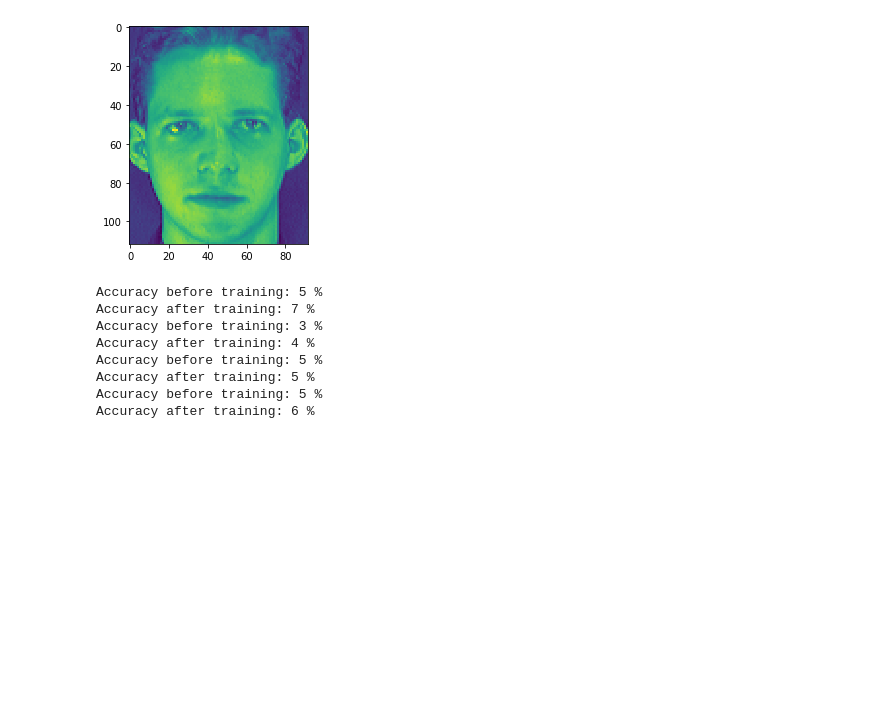
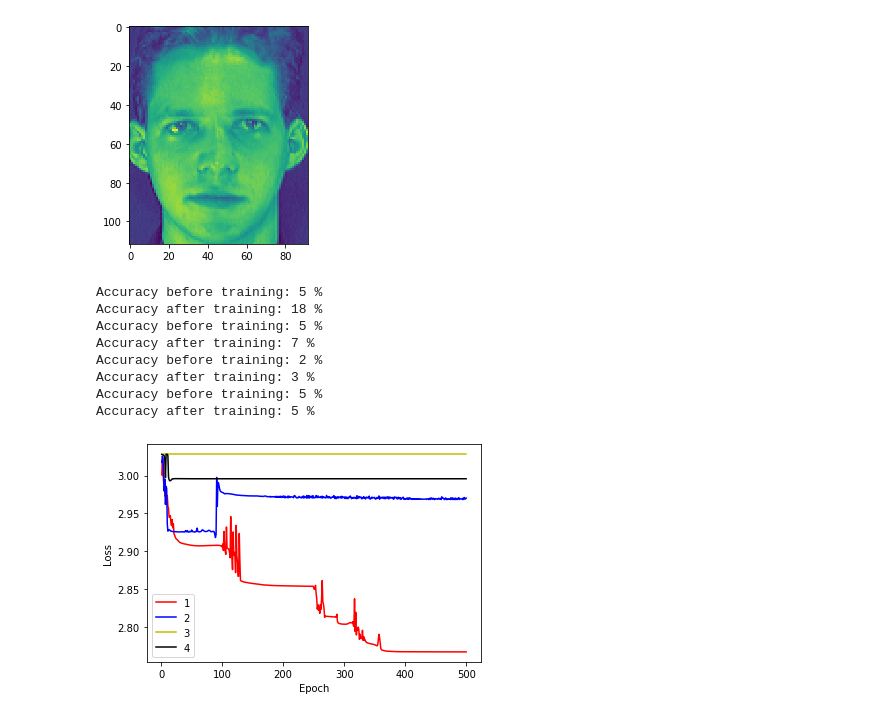
Before and after one commit to Kn0rk/colab_test, a Jupyter notebook: DeepLearningCV_Ex3.ipynb, the cells around one changed output. Saved outputs shown, nothing was run; the diff lists cells and outputs as text; code cells hidden in the pictures; blank space fills up the shorter version.

```diff
--- a/DeepLearningCV_Ex3.ipynb
+++ b/DeepLearningCV_Ex3.ipynb
@@ -41,7 +41,7 @@ class TwoLayerNet(torch.nn.Module):
         x = F.relu(self.linear1(x))
         x = F.relu(self.linear2(x))
         x = F.softmax(self.out(x),dim=1)
-        return x.squeeze()
+        return x
 
 class MySGD(torch.optim.Optimizer):
 
@@ -75,9 +75,6 @@ class MySGD(torch.optim.Optimizer):
                 if p.grad is None:
                     continue
                 dw = p.grad.data
-                p.data.add_(-lr,dw)
-
-
                 if norm == 'L2':
                     dw.add_(a,p.data)
                 elif norm == 'L1':
@@ -91,8 +88,10 @@ class MySGD(torch.optim.Optimizer):
                         param_state['velocity'] = torch.clone(dw).detach()
 
                     vel = param_state['velocity']
-                    vel.mul_(momentum).add_(-lr,dw)
-                    p.data.add_(vel)
+                    vel.mul_(momentum).add_(1 - 0.1, dw)
+
+                    dw.add_(momentum, vel)
+                    p.data.add_(-lr,dw)
                 else:
                     # SGD or batched SGD
                     # add_(self,alpha,other) => self += alpha*other
@@ -118,53 +117,66 @@ def runRegression(optimizer,x,y,test_x,test_y):
         correct += (predicted == test_y).sum().item()
         print('Accuracy before training: %d %%' % (
             100 * correct / total))
+    batchSize=100
+    for epoch in range(500):
+        for i in range(0,x.shape[0],batchSize):
+            # Makes predictions
+            x_sample=x[i:i+batchSize]
+            y_pred = model(x_sample).squeeze()
+            # Computes loss
+            y_sample=y[i:i+batchSize]
+            loss = loss_fn(y_pred,y_sample)
+            optimizer.zero_grad()
+            # Computes gradients
+            loss.backward()
+            # Updates parameters and zeroes gradients
+            optimizer.step()
 
-    for epoch in range(25):
-        # Makes predictions
-        y_pred = model(x).squeeze()
-        # Computes loss
-        loss = loss_fn(y_pred,y)
-        optimizer.zero_grad()
-        # Computes gradients
-        loss.backward()
-        # Updates parameters and zeroes gradients
-        optimizer.step()
-
-        losses.append(loss)
         with torch.no_grad():
             model.eval()
             yhat = model(test_x)
             val_loss = loss_fn( yhat,test_y)
             val_losses.append(val_loss.item())
 
     with torch.no_grad():
         outputs = model(test_x)
         _, predicted = torch.max(outputs.data, 1)
         total += test_y.shape[0]
         correct += (predicted == test_y).sum().item()
         print('Accuracy after training: %d %%' % (
             100 * correct / total))
 
-    return (np.array(losses), val_loss)
+    return (np.array( val_losses))
 
 def weights_init_uniform_rule(m):
         classname = m.__class__.__name__
         # for every Linear layer in a model..
         if classname.find('Linear') != -1:
             # get the number of the inputs
             n = m.in_features
             y = 1.0/np.sqrt(n)
             m.weight.data.uniform_(-y, y)
             m.bias.data.fill_(0)
 
 
 dtype = torch.float
 device = torch.device("cpu")
 device = torch.device("cuda:0") # Uncomment this to run on GPU
 
 # N is batch size; D_in is input dimension;
 D_in, H, D_out = trainX[0].size, 512, 20
+# %% [output]
+Accuracy before training: 5 %
+Accuracy after training: 18 %
+Accuracy before training: 5 %
+Accuracy after training: 7 %
+Accuracy before training: 2 %
+Accuracy after training: 3 %
+Accuracy before training: 5 %
+Accuracy after training: 5 %
+[figure, added]
 # %%
+
 x = torch.from_numpy(trainX).float().to(device)
 y = torch.from_numpy(trainY)
 y=y.type(torch.LongTensor).to(device)
@@ -177,34 +189,25 @@ loss_fn = nn.CrossEntropyLoss()
 model.apply(weights_init_uniform_rule)
 model.to(device)
 optimizer = MySGD(model.parameters())
-loss1,_ =runRegression(optimizer,x,y,test_x,test_y)
+loss1 =runRegression(optimizer,x,y,test_x,test_y)
 
 #reset model
 model.apply(weights_init_uniform_rule)
 model.to(device)
 optimizer = MySGD(model.parameters(),nestrov_momentum=0.8)
-loss2,_ =runRegression(optimizer,x,y,test_x,test_y)
+loss2 =runRegression(optimizer,x,y,test_x,test_y)
 
 #reset model
 model.apply(weights_init_uniform_rule)
 model.to(device)
-optimizer = MySGD(model.parameters(),nestrov_momentum=0.8,norm='L2',normilization_rate=0.5)
-loss3,_ =runRegression(optimizer,x,y,test_x,test_y)
+optimizer = MySGD(model.parameters(),nestrov_momentum=0.9,norm='L2',normilization_rate=0.3)
+loss3 =runRegression(optimizer,x,y,test_x,test_y)
 
 #reset model
 model.apply(weights_init_uniform_rule)
 model.to(device)
-optimizer = MySGD(model.parameters(),nestrov_momentum=0.8,norm='L1',normilization_rate=0.5)
-loss4,_ =runRegression(optimizer,x,y,test_x,test_y)
+optimizer = MySGD(model.parameters(),nestrov_momentum=0.9,norm='L1',normilization_rate=0.3)
+loss4 =runRegression(optimizer,x,y,test_x,test_y)
-# %% [output]
-Accuracy before training: 5 %
-Accuracy after training: 7 %
-Accuracy before training: 3 %
-Accuracy after training: 4 %
-Accuracy before training: 5 %
-Accuracy after training: 5 %
-Accuracy before training: 5 %
-Accuracy after training: 6 %
 # %%
 # Plot Everything
 epoch_count = range(1, len(loss1) + 1)
```
Also changed, not shown: parts of 1 cell of this notebook.
